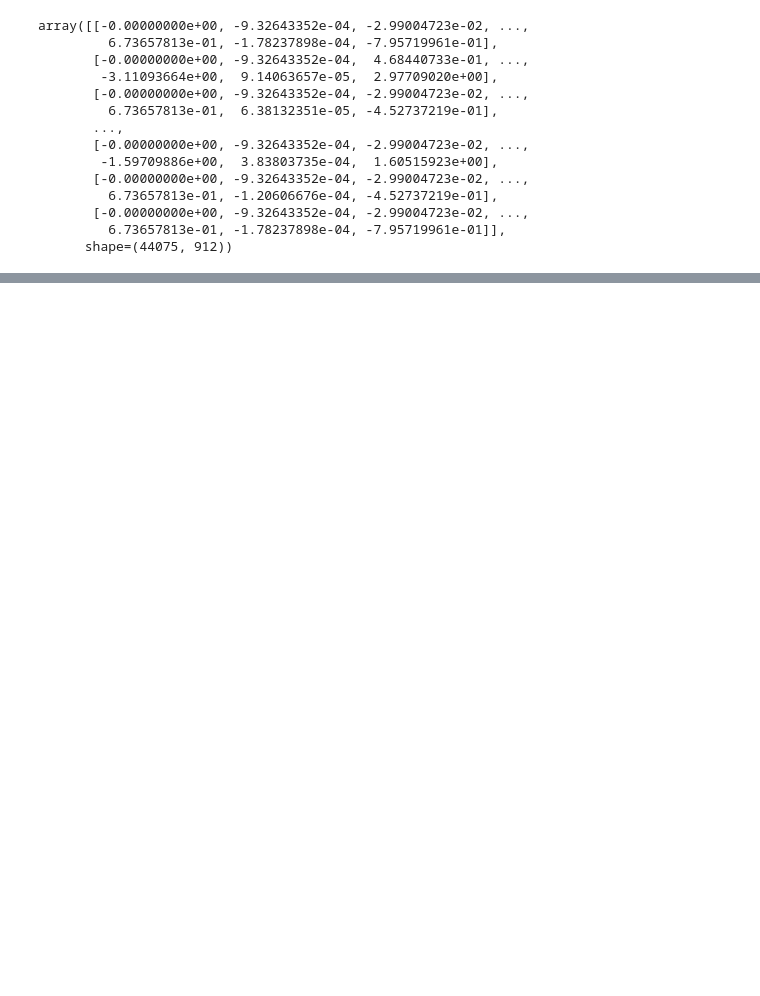
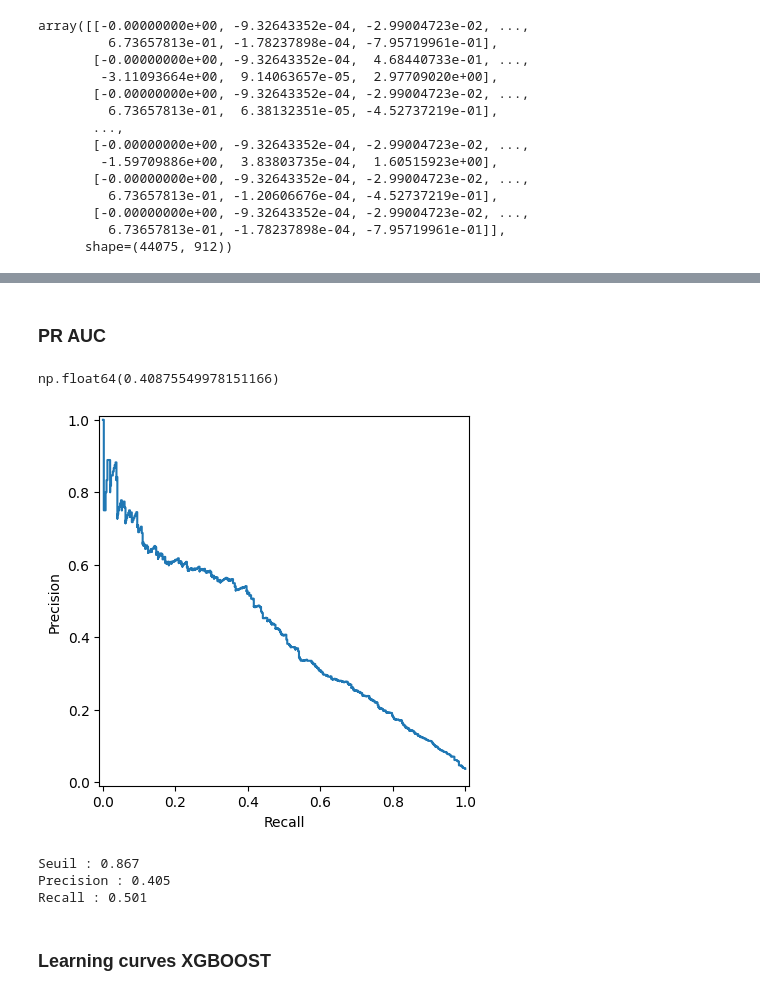
Before and after one commit to AdriMottainai/convertiq, a Jupyter notebook: test_notebook/sophie-eda-20000rows.ipynb, the cells around one changed output, grey strips where cells are left out. Drawn from its saved outputs; the diff is of its cells as text; code cells hidden in the pictures; blank space fills up the shorter version.

```diff
--- a/test_notebook/sophie-eda-20000rows.ipynb
+++ b/test_notebook/sophie-eda-20000rows.ipynb
@@ -535,0 +621,6 @@ shap_df = pd.DataFrame(shap_values.values, columns = feature_names)
+# %% [markdown]
+### PR AUC
+# %%
+cross_v_result
+# %% [output]
+np.float64(0.40875549978151166)
@@ -535,0 +631,18 @@ shap_df = pd.DataFrame(shap_values.values, columns = feature_names)
+# %%
+disp = PrecisionRecallDisplay(precision=precision, recall=recall)
+disp.plot();
+# %% [output]
+[figure, added]
+# %%
+# Trouver le seuil pour recall cible
+recall_cible = 0.5
+idx = np.argmin(np.abs(recalls - recall_cible))
+print(f"Seuil : {thresholds[idx]:.3f}")
+print(f"Precision : {precisions[idx]:.3f}")
+print(f"Recall : {recalls[idx]:.3f}")
+# %% [output]
+Seuil : 0.867
+Precision : 0.405
+Recall : 0.501
+# %% [markdown]
+### Learning curves XGBOOST
```
Also changed, not shown: parts of 87 cells of this notebook, 2 other files.
